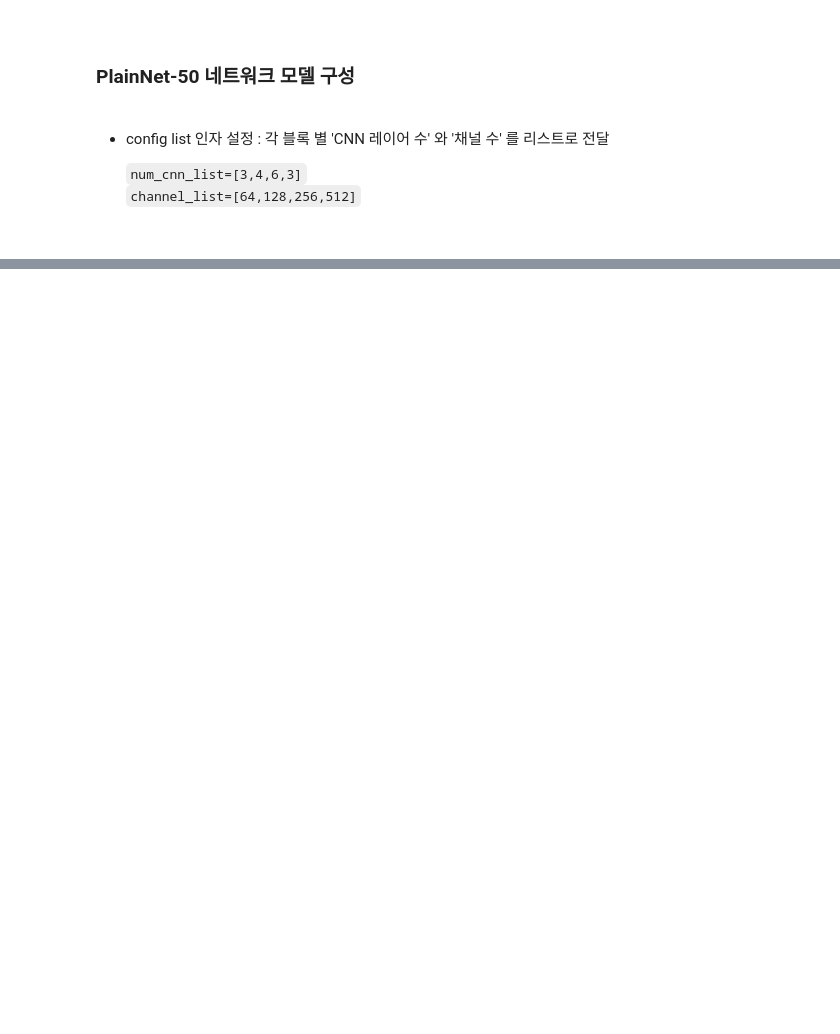
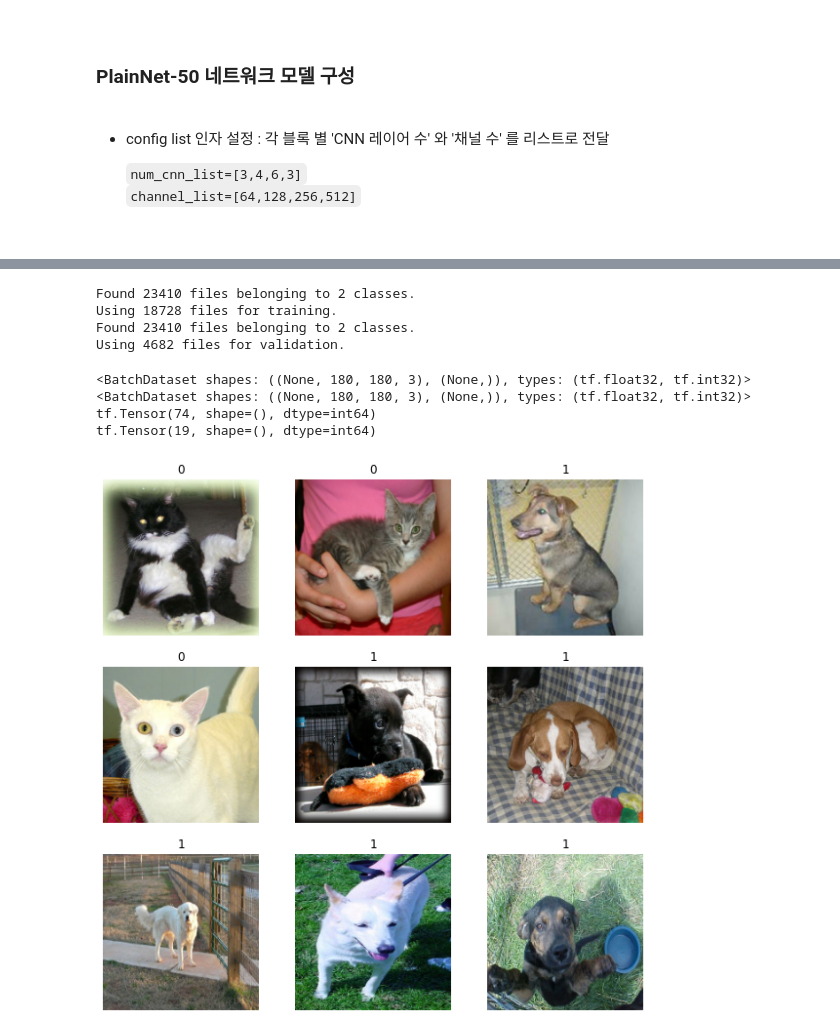
Before and after one commit to doutoury/Resnet_Ablation_Study, a Jupyter notebook: ResNet_Ablation_Study.ipynb, the cells around one changed output, grey strips where cells are left out. Saved outputs shown, nothing was run; the diff lists cells and outputs as text; code cells hidden in the pictures; blank space fills up the shorter version.

```diff
--- a/ResNet_Ablation_Study.ipynb
+++ b/ResNet_Ablation_Study.ipynb
@@ -1385,0 +1295,61 @@ _________________________________________________________________
+# %%
+# 데이터셋 생성
+
+directory = os.getenv('HOME')+'/aiffel/Going_Deeper/02_ResNet_Ablation_Study'
+
+image_size = (180, 180)
+input_shape = (180, 180, 3)
+batch_size = 256
+
+train_ds = tf.keras.preprocessing.image_dataset_from_directory(
+    directory+'/data/PetImages',
+    labels='inferred',
+    validation_split=0.2,
+    subset="training",
+    seed=99,
+    image_size=image_size,
+    batch_size=batch_size,
+)
+test_ds = tf.keras.preprocessing.image_dataset_from_directory(
+    directory+'/data/PetImages',
+    labels='inferred',
+    validation_split=0.2,
+    subset="validation",
+    seed=99,
+    image_size=image_size,
+    batch_size=batch_size,
+)
+# %% [output]
+Found 23410 files belonging to 2 classes.
+Using 18728 files for training.
+Found 23410 files belonging to 2 classes.
+Using 4682 files for validation.
+# %%
+# 데이터 확인
+# 배치사이즈로 나누어진 데이터 정보
+
+# (img, label) 형태의 튜플 형식으로 저장된 데이터
+print(train_ds)
+print(test_ds)
+
+print(tf.data.experimental.cardinality(train_ds))
+print(tf.data.experimental.cardinality(test_ds))
+# %% [output]
+<BatchDataset shapes: ((None, 180, 180, 3), (None,)), types: (tf.float32, tf.int32)>
+<BatchDataset shapes: ((None, 180, 180, 3), (None,)), types: (tf.float32, tf.int32)>
+tf.Tensor(74, shape=(), dtype=int64)
+tf.Tensor(19, shape=(), dtype=int64)
+# %%
+# 데이터 샘플 확인
+
+import matplotlib.pyplot as plt
+
+plt.figure(figsize=(10, 10))
+for images, labels in train_ds.take(1):
+    for i in range(9):
+        ax = plt.subplot(3, 3, i + 1)
+        plt.imshow(images[i].numpy().astype("uint8"))
+        plt.title(int(labels[i]))
+        plt.axis("off")
+# %% [output]
+[figure, added]
```
Also changed, not shown: parts of 42 cells of this notebook.
